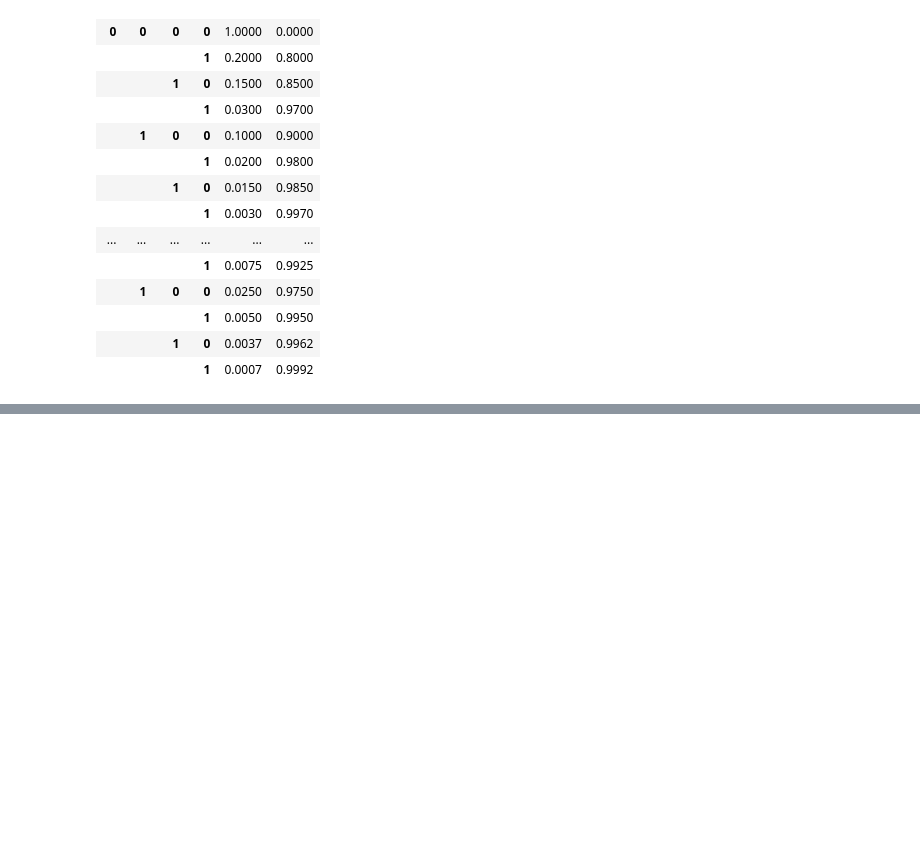
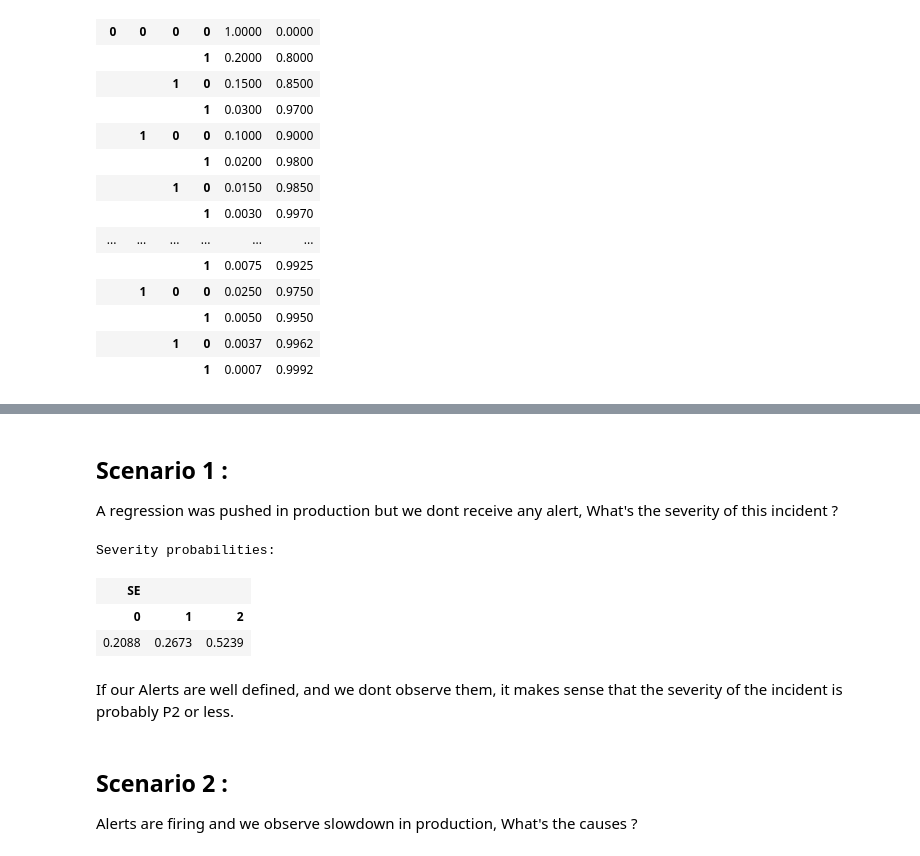
Before and after one commit to JustAlternate/simplified-bayesian-network-of-production-incident, a Jupyter notebook: notebook.ipynb, the cells around one changed output, grey strips where cells are left out. Saved outputs shown, nothing was run; the diff lists cells and outputs as text; code cells hidden in the pictures; blank space fills up the shorter version.

Commit message:
creating basic scenarios

```diff
--- a/numpy-working.ipynb
+++ b/notebook.ipynb
@@ -384,0 +428,22 @@ bn.cpt(AL)
+# %%
+# We create the inference object
+ie=gum.LazyPropagation(bn)
+# We use the inference object to calculate our scenarios:
+# %% [markdown]
+## Scenario 1 :
+A regression was pushed in production but we dont receive any alert, What's the severity of this incident ?
+# %%
+ie.setEvidence({'RE':1, 'AL': 0})
+ie.makeInference()
+print("Severity probabilities:")
+ie.posterior("SE")
+# %% [output]
+Severity probabilities:
+| SE |  |  |
+| 0 | 1 | 2 |
+| 0.2088 | 0.2673 | 0.5239 |
+# %% [markdown]
+If our Alerts are well defined, and we dont observe them, it makes sense that the severity of the incident is probably P2 or less.
+# %% [markdown]
+## Scenario 2 :
+Alerts are firing and we observe slowdown in production, What's the causes ?
```
Also changed, not shown: parts of 9 cells of this notebook, 1 other file.
